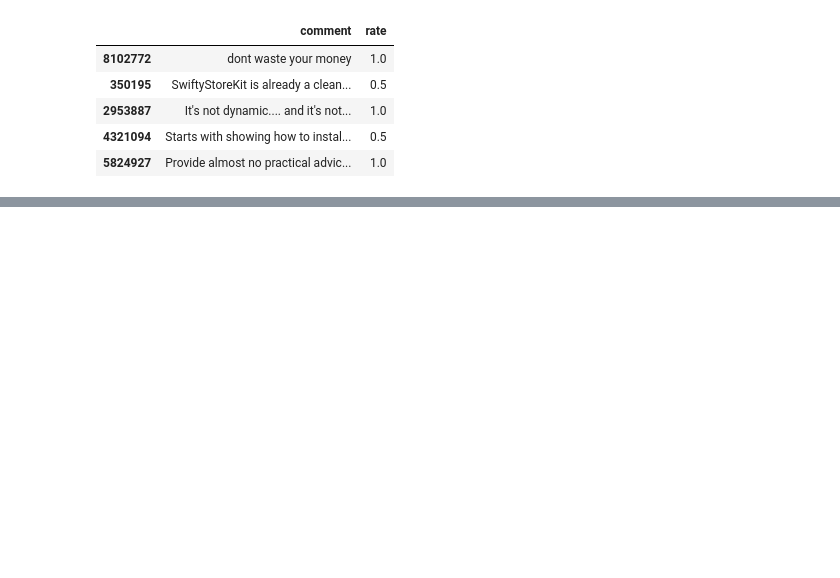
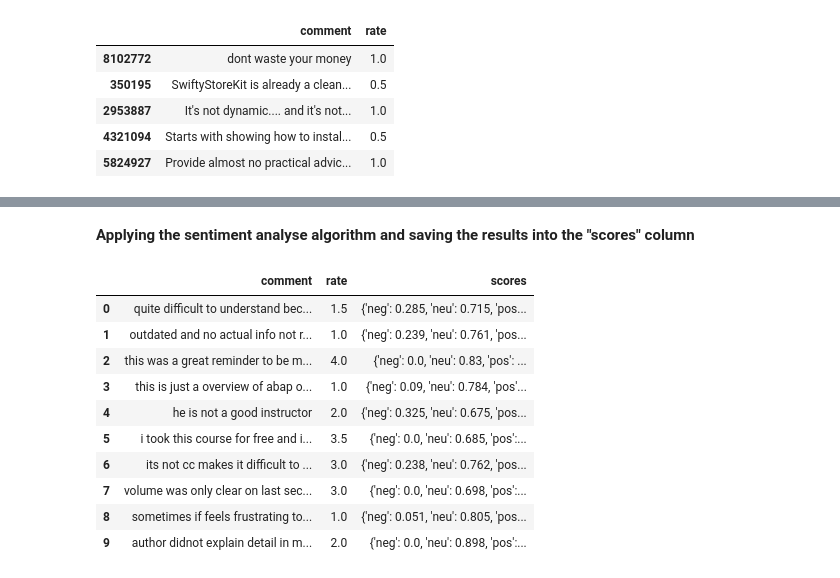
Before and after one commit to MAli7319/Udemy-Course-Recommender, a Jupyter notebook: comment_analysis.ipynb, the cells around one changed output, grey strips where cells are left out. Cells and saved outputs as stored; diff of their text form; code cells hidden in the pictures; blank space fills up the shorter version.

```diff
--- a/comment_analysis.ipynb
+++ b/comment_analysis.ipynb
@@ -215,0 +239,2 @@ comments_shuffled.head(10)
+# %%
+comments_shuffled["comment"] = comments_shuffled["comment"].apply(lambda txt: txt.lower())
@@ -215,0 +307,2 @@ comments_shuffled.head(10)
+# %% [markdown]
+**Applying the sentiment analyse algorithm and saving the results into the "scores" column**
@@ -215,0 +311,14 @@ comments_shuffled.head(10)
+# %%
+comments_shuffled.head(10)
+# %% [output]
+|  | comment | rate | scores |
+| 0 | quite difficult to understand bec... | 1.5 | {'neg': 0.285, 'neu': 0.715, 'pos... |
+| 1 | outdated and no actual info not r... | 1.0 | {'neg': 0.239, 'neu': 0.761, 'pos... |
+| 2 | this was a great reminder to be m... | 4.0 | {'neg': 0.0, 'neu': 0.83, 'pos': ... |
+| 3 | this is just a overview of abap o... | 1.0 | {'neg': 0.09, 'neu': 0.784, 'pos'... |
+| 4 | he is not a good instructor | 2.0 | {'neg': 0.325, 'neu': 0.675, 'pos... |
+| 5 | i took this course for free and i... | 3.5 | {'neg': 0.0, 'neu': 0.685, 'pos':... |
+| 6 | its not cc makes it difficult to ... | 3.0 | {'neg': 0.238, 'neu': 0.762, 'pos... |
+| 7 | volume was only clear on last sec... | 3.0 | {'neg': 0.0, 'neu': 0.698, 'pos':... |
+| 8 | sometimes if feels frustrating to... | 1.0 | {'neg': 0.051, 'neu': 0.805, 'pos... |
+| 9 | author didnot explain detail in m... | 2.0 | {'neg': 0.0, 'neu': 0.898, 'pos':... |
```
Also changed, not shown: parts of 134 cells of this notebook.
